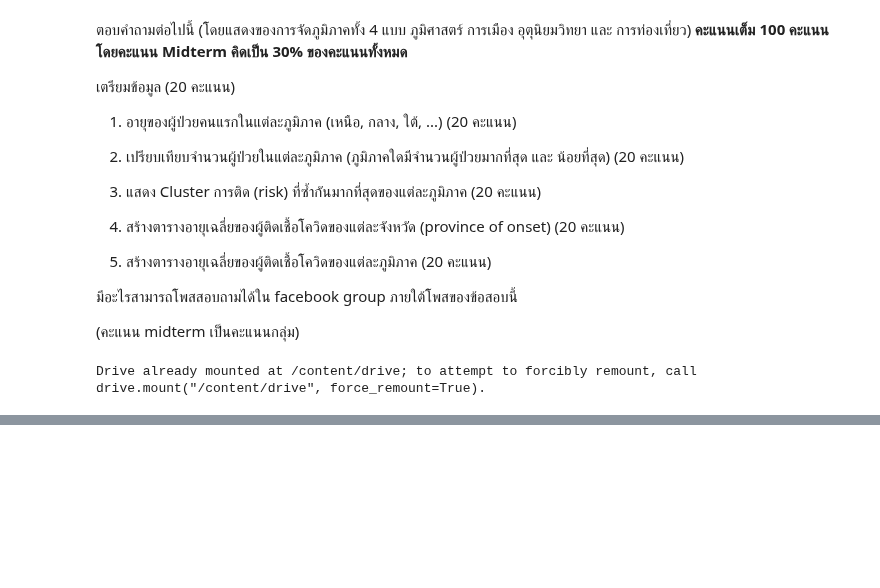
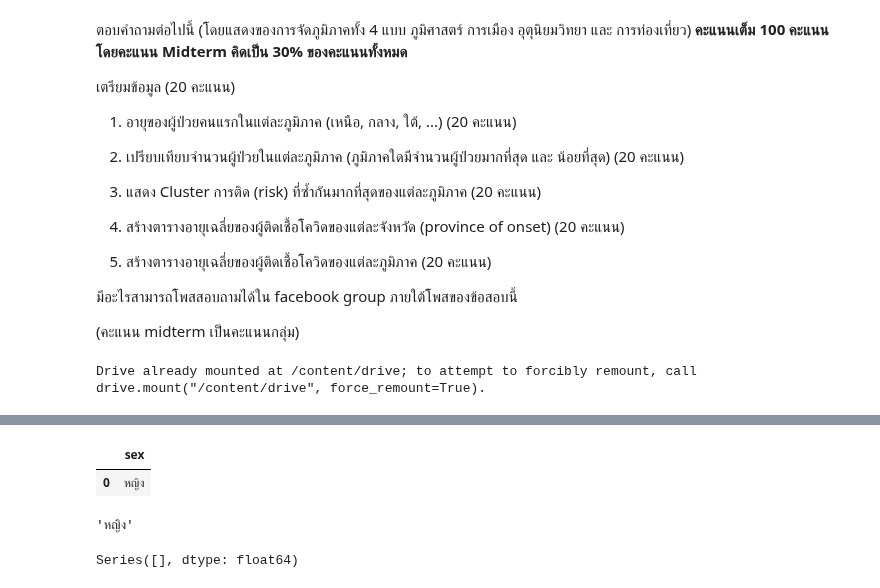
Before and after one commit to kittikhun62/data_viz_2022, a Jupyter notebook: BasicPython&DataViz_midterm2022.ipynb, the cells around one changed output, grey strips where cells are left out. Drawn from its saved outputs; the diff is of its cells as text; code cells hidden in the pictures; blank space fills up the shorter version.

```diff
--- a/BasicPython&DataViz_midterm2022.ipynb
+++ b/BasicPython&DataViz_midterm2022.ipynb
@@ -129,0 +119,13 @@ df4
+# %%
+data_cases[['sex']].mode()
+# %% [output]
+|  | sex |
+| 0 | หญิง |
+# %%
+data_cases[['sex']].mode().iloc[0,0]
+# %% [output]
+'หญิง'
+# %%
+data_cases[['sex']].mean()
+# %% [output]
+Series([], dtype: float64)
```
Also changed, not shown: parts of 29 cells of this notebook.
